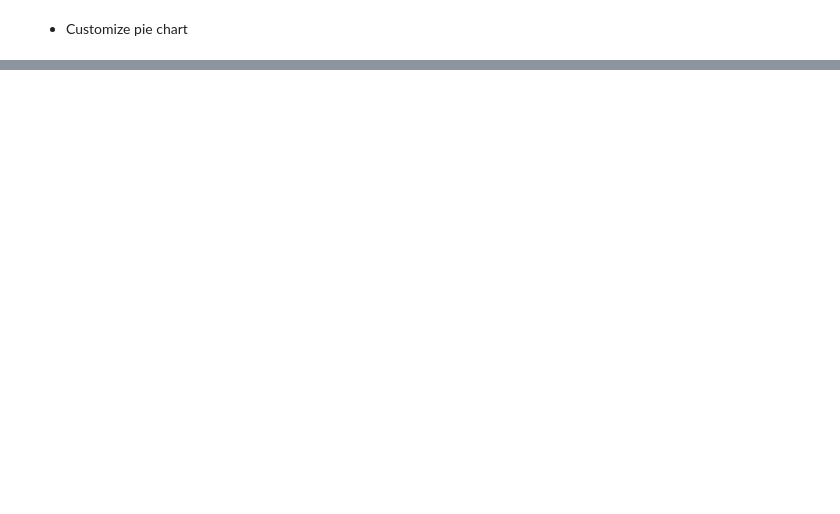
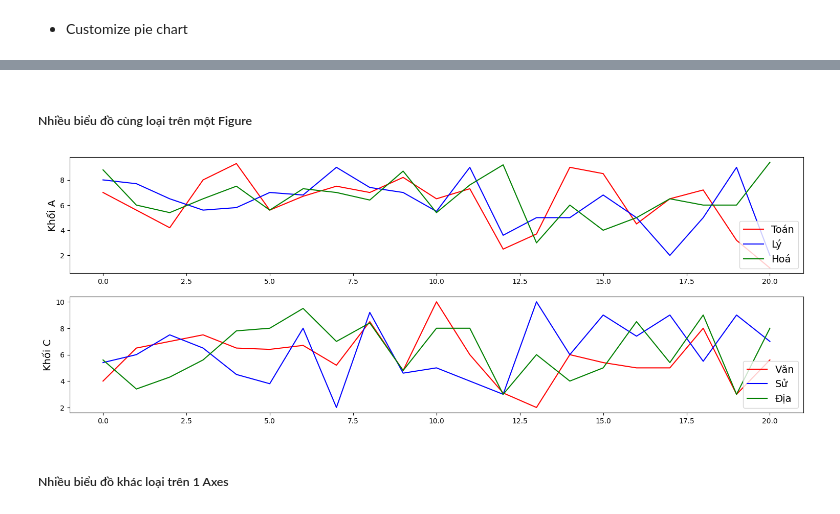
Before and after one commit to BIMSangDQ/BTVN, a Jupyter notebook: 221124_DataVisualization.ipynb, the cells around one changed output, grey strips where cells are left out. Drawn from its saved outputs; the diff is of its cells as text; code cells hidden in the pictures; blank space fills up the shorter version.

```diff
--- a/221124_DataVisualization.ipynb
+++ b/221124_DataVisualization.ipynb
@@ -312,0 +345,22 @@ plt.show()
+# %% [markdown]
+##### Nhiều biểu đồ cùng loại trên một Figure
+# %%
+fig,ax = plt.subplots(2,1)
+ax[0].plot(students.index,students['Toán'],color = 'r',label = 'Toán')
+ax[0].plot(students.index,students['Lý'],color = 'b',label = 'Lý')
+ax[0].plot(students.index,students['Hoá'],color = 'g',label = 'Hoá')
+ax[0].set_ylabel('Khối A', fontsize = 14)
+ax[0].legend(fontsize = 14, loc = 'lower right')
+
+ax[1].plot(students.index,students['Văn'],color = 'r',label = 'Văn')
+ax[1].plot(students.index,students['Sử'],color = 'b',label = 'Sử')
+ax[1].plot(students.index,students['Địa'],color = 'g',label = 'Địa')
+ax[1].set_ylabel('Khối C', fontsize = 14)
+ax[1].legend(fontsize = 14, loc = 'lower right')
+
+fig.set_size_inches(18.5,6.5)
+plt.show()
+# %% [output]
+[figure, added]
+# %% [markdown]
+##### Nhiều biểu đồ khác loại trên 1 Axes
```
Also changed, not shown: parts of 37 cells of this notebook, 5 other files.
